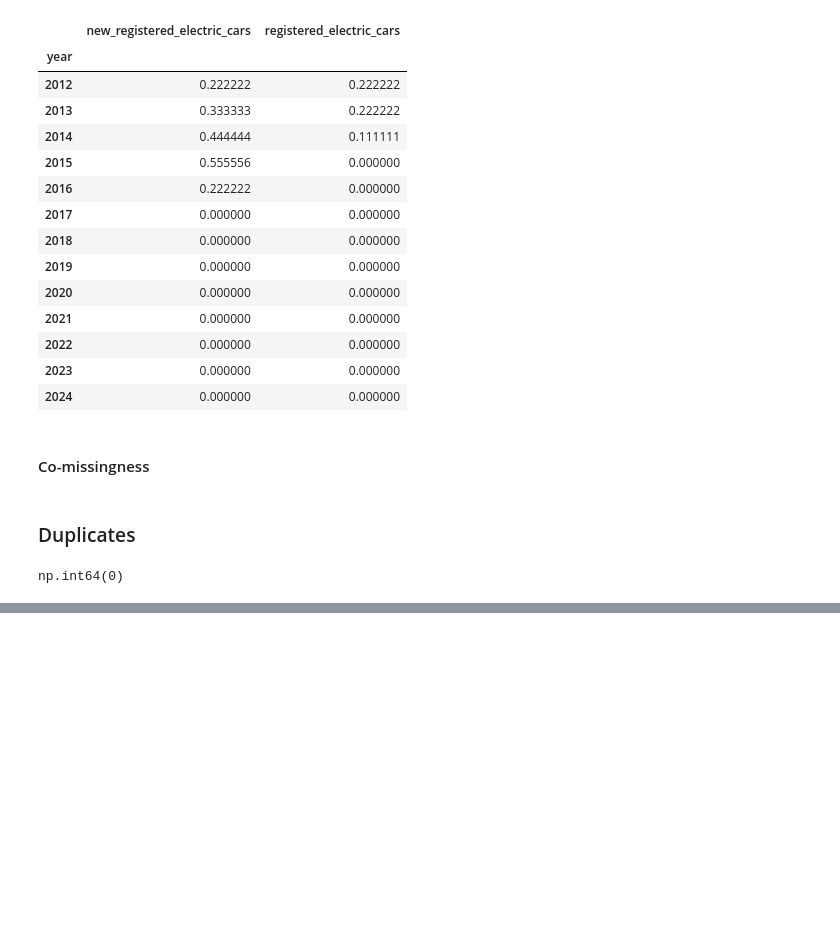
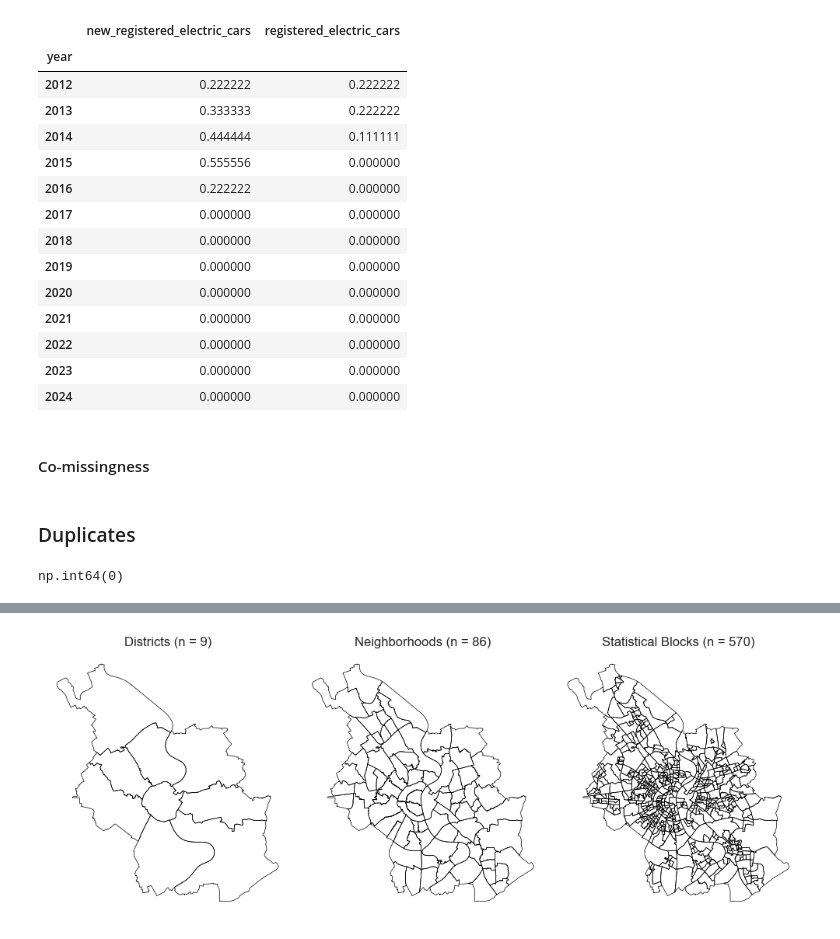
Before and after one commit to rosewiine/cologne-city-eda, a Jupyter notebook: notebooks/02_EDA.ipynb, the cells around one changed output, grey strips where cells are left out. Cells and saved outputs as stored; diff of their text form; code cells hidden in the pictures; blank space fills up the shorter version.

```diff
--- a/notebooks/02_EDA.ipynb
+++ b/notebooks/02_EDA.ipynb
@@ -118,0 +166,9 @@ np.int64(0)
+# %%
+GEO_DIR = Path('../data/geo')
+SHAPE_DISTRICTS = GEO_DIR / 'Stadtbezirk/Stadtbezirk.shp'
+SHAPE_NEIGHBORHOODS = GEO_DIR / 'Stadtteil/Stadtteil.shp'
+SHAPE_STAT_BLOCKS = GEO_DIR / 'Statistisches_Quartier/Statistisches_Quartier.shp'
+# %%
+gdf_d = gpd.read_file(SHAPE_DISTRICTS)
+gdf_n = gpd.read_file(SHAPE_NEIGHBORHOODS)
+gdf_sb = gpd.read_file(SHAPE_STAT_BLOCKS)
@@ -118,0 +197,19 @@ np.int64(0)
+# %%
+fig, axes = plt.subplots(1, 3, figsize=(10,5))
+
+gdf_d.plot(ax=axes[0], edgecolor='black', facecolor='none', linewidth=0.5)
+axes[0].set_title(f'Districts (n = {len(gdf_d)})')
+axes[0].set_axis_off()
+
+gdf_n.plot(ax=axes[1], edgecolor='black', facecolor='none', linewidth=0.5)
+axes[1].set_title(f'Neighborhoods (n = {len(gdf_n)})')
+axes[1].set_axis_off()
+
+gdf_sb.plot(ax=axes[2], edgecolor='black', facecolor='none', linewidth=0.5)
+axes[2].set_title(f'Statistical Blocks (n = {len(gdf_sb)})')
+axes[2].set_axis_off()
+
+plt.tight_layout()
+plt.show()
+# %% [output]
+[figure, added]
```
Also changed, not shown: parts of 10 cells of this notebook, 36 other files.
